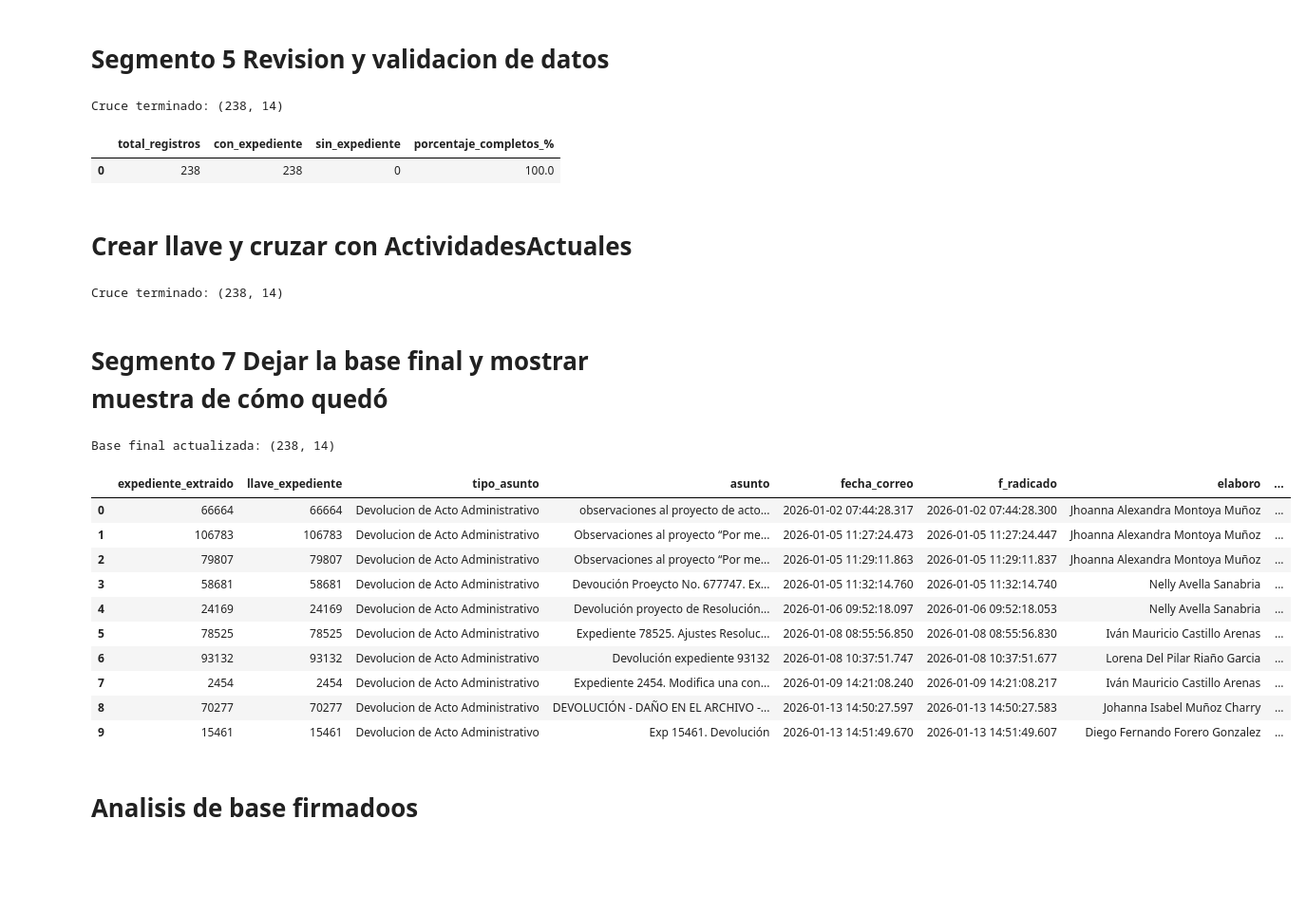
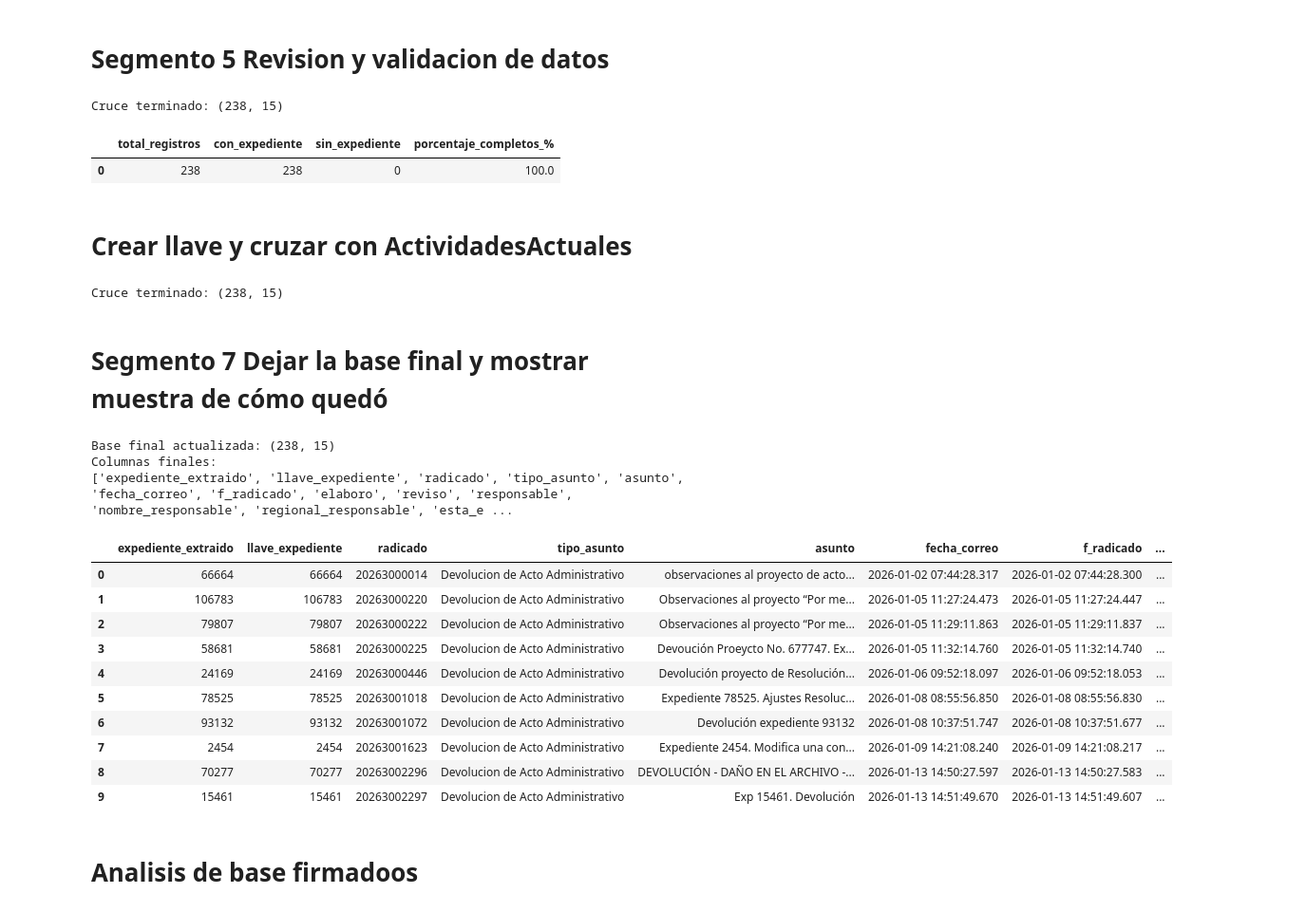
Before and after one commit to juliancho18/seguimiento_metas_wil, a Jupyter notebook: constructor.ipynb, the cells around one changed output. Shown: that part at 95% size. Cells and saved outputs as stored; diff of their text form; code cells hidden in the pictures; blank space fills up the shorter version.

Commit message:
Se realiza ajuste de datos con columna, memorand y aspectos mas

```diff
--- a/constructor.ipynb
+++ b/constructor.ipynb
@@ -297,7 +297,6 @@ def rescatar_expediente_desde_asunto(texto):
     texto = str(texto).strip()
 
     patrones_rescate = [
-        # formas comunes
         r'\bexpediente\b\s*[:#\-\./]?\s*([0-9]{3,})',
         r'\bexped\b\s*[:#\-\./]?\s*([0-9]{3,})',
         r'\bexped\.\s*([0-9]{3,})',
@@ -307,15 +306,11 @@ def rescatar_expediente_desde_asunto(texto):
         r'\bexp\.\s*([0-9]{3,})',
         r'\bex\b\s*[:#\-\./]?\s*([0-9]{3,})',
         r'\bex\.\s*([0-9]{3,})',
-
-        # cuando el identificador y número vienen más separados
         r'\bexpediente\b.*?([0-9]{3,})',
         r'\bexped\b.*?([0-9]{3,})',
         r'\bexpte\b.*?([0-9]{3,})',
         r'\bexp\b.*?([0-9]{3,})',
         r'\bex\b.*?([0-9]{3,})',
-
-        # captura cualquier número largo si ya no hubo otra opción
         r'([0-9]{4,})'
     ]
 
@@ -333,6 +328,7 @@ def rescatar_expediente_desde_asunto(texto):
 tabla_devoluciones_radicados = rad_devoluciones[
     [
         "expediente_extraido",
+        "radicado",
         "tipo_asunto",
         "asunto",
         "fecha_correo",
@@ -458,7 +454,7 @@ print("Cruce terminado:", base_revision.shape)
 
 display(resumen_expedientes)
 # %% [output]
-Cruce terminado: (238, 14)
+Cruce terminado: (238, 15)
 |  | total_registros | con_expediente | sin_expediente | porcentaje_completos_% |
 | 0 | 238 | 238 | 0 | 100.0 |
 # %% [markdown]
@@ -513,7 +509,7 @@ base_revision = base_revision.drop(columns=["estado_actual"])
 
 print("Cruce terminado:", base_revision.shape)
 # %% [output]
-Cruce terminado: (238, 14)
+Cruce terminado: (238, 15)
 # %% [markdown]
 # Segmento 7 Dejar la base final y mostrar muestra de cómo quedó
 # %%
@@ -521,45 +517,51 @@ Cruce terminado: (238, 14)
 # SEGMENTO 7 - BASE FINAL Y MUESTRA
 # ==========================================
 
 tabla_devoluciones_radicados = base_revision.copy()
 
 # orden sugerido de columnas
 columnas_finales = [
     "expediente_extraido",
     "llave_expediente",
+    "radicado",
     "tipo_asunto",
     "asunto",
     "fecha_correo",
     "f_radicado",
     "elaboro",
     "reviso",
     "responsable",
     "nombre_responsable",
     "regional_responsable",
     "esta_en_actividadesactuales",
     "estado_actividades",
     "Estado_Agustin"
 ]
 
 # dejar solo columnas existentes en ese orden
 columnas_finales = [c for c in columnas_finales if c in tabla_devoluciones_radicados.columns]
 tabla_devoluciones_radicados = tabla_devoluciones_radicados[columnas_finales].copy()
 
 print("Base final actualizada:", tabla_devoluciones_radicados.shape)
+print("Columnas finales:")
+print(tabla_devoluciones_radicados.columns.tolist())
+
 display(tabla_devoluciones_radicados.head(10))
 # %% [output]
-Base final actualizada: (238, 14)
+Base final actualizada: (238, 15)
+Columnas finales:
+['expediente_extraido', 'llave_expediente', 'radicado', 'tipo_asunto', 'asunto', 'fecha_correo', 'f_radicado', 'elaboro', 'reviso', 'responsable', 'nombre_responsable', 'regional_responsable', 'esta_e ...
-|  | expediente_extraido | llave_expediente | tipo_asunto | asunto | fecha_correo | f_radicado | elaboro | ... |
-| 0 | 66664 | 66664 | Devolucion de Acto Administrativo | observaciones al proyecto de acto... | 2026-01-02 07:44:28.317 | 2026-01-02 07:44:28.300 | Jhoanna Alexandra Montoya Muñoz | ... |
-| 1 | 106783 | 106783 | Devolucion de Acto Administrativo | Observaciones al proyecto “Por me... | 2026-01-05 11:27:24.473 | 2026-01-05 11:27:24.447 | Jhoanna Alexandra Montoya Muñoz | ... |
-| 2 | 79807 | 79807 | Devolucion de Acto Administrativo | Observaciones al proyecto “Por me... | 2026-01-05 11:29:11.863 | 2026-01-05 11:29:11.837 | Jhoanna Alexandra Montoya Muñoz | ... |
-| 3 | 58681 | 58681 | Devolucion de Acto Administrativo | Devoución Proeycto No. 677747. Ex... | 2026-01-05 11:32:14.760 | 2026-01-05 11:32:14.740 | Nelly Avella Sanabria | ... |
-| 4 | 24169 | 24169 | Devolucion de Acto Administrativo | Devolución proyecto de Resolución... | 2026-01-06 09:52:18.097 | 2026-01-06 09:52:18.053 | Nelly Avella Sanabria | ... |
-| 5 | 78525 | 78525 | Devolucion de Acto Administrativo | Expediente 78525. Ajustes Resoluc... | 2026-01-08 08:55:56.850 | 2026-01-08 08:55:56.830 | Iván Mauricio Castillo Arenas | ... |
-| 6 | 93132 | 93132 | Devolucion de Acto Administrativo | Devolución expediente 93132 | 2026-01-08 10:37:51.747 | 2026-01-08 10:37:51.677 | Lorena Del Pilar Riaño Garcia | ... |
-| 7 | 2454 | 2454 | Devolucion de Acto Administrativo | Expediente 2454. Modifica una con... | 2026-01-09 14:21:08.240 | 2026-01-09 14:21:08.217 | Iván Mauricio Castillo Arenas | ... |
-| 8 | 70277 | 70277 | Devolucion de Acto Administrativo | DEVOLUCIÓN - DAÑO EN EL ARCHIVO -... | 2026-01-13 14:50:27.597 | 2026-01-13 14:50:27.583 | Johanna Isabel Muñoz Charry | ... |
-| 9 | 15461 | 15461 | Devolucion de Acto Administrativo | Exp 15461. Devolución | 2026-01-13 14:51:49.670 | 2026-01-13 14:51:49.607 | Diego Fernando Forero Gonzalez | ... |
+|  | expediente_extraido | llave_expediente | radicado | tipo_asunto | asunto | fecha_correo | f_radicado | ... |
+| 0 | 66664 | 66664 | 20263000014 | Devolucion de Acto Administrativo | observaciones al proyecto de acto... | 2026-01-02 07:44:28.317 | 2026-01-02 07:44:28.300 | ... |
+| 1 | 106783 | 106783 | 20263000220 | Devolucion de Acto Administrativo | Observaciones al proyecto “Por me... | 2026-01-05 11:27:24.473 | 2026-01-05 11:27:24.447 | ... |
+| 2 | 79807 | 79807 | 20263000222 | Devolucion de Acto Administrativo | Observaciones al proyecto “Por me... | 2026-01-05 11:29:11.863 | 2026-01-05 11:29:11.837 | ... |
+| 3 | 58681 | 58681 | 20263000225 | Devolucion de Acto Administrativo | Devoución Proeycto No. 677747. Ex... | 2026-01-05 11:32:14.760 | 2026-01-05 11:32:14.740 | ... |
+| 4 | 24169 | 24169 | 20263000446 | Devolucion de Acto Administrativo | Devolución proyecto de Resolución... | 2026-01-06 09:52:18.097 | 2026-01-06 09:52:18.053 | ... |
+| 5 | 78525 | 78525 | 20263001018 | Devolucion de Acto Administrativo | Expediente 78525. Ajustes Resoluc... | 2026-01-08 08:55:56.850 | 2026-01-08 08:55:56.830 | ... |
+| 6 | 93132 | 93132 | 20263001072 | Devolucion de Acto Administrativo | Devolución expediente 93132 | 2026-01-08 10:37:51.747 | 2026-01-08 10:37:51.677 | ... |
+| 7 | 2454 | 2454 | 20263001623 | Devolucion de Acto Administrativo | Expediente 2454. Modifica una con... | 2026-01-09 14:21:08.240 | 2026-01-09 14:21:08.217 | ... |
+| 8 | 70277 | 70277 | 20263002296 | Devolucion de Acto Administrativo | DEVOLUCIÓN - DAÑO EN EL ARCHIVO -... | 2026-01-13 14:50:27.597 | 2026-01-13 14:50:27.583 | ... |
+| 9 | 15461 | 15461 | 20263002297 | Devolucion de Acto Administrativo | Exp 15461. Devolución | 2026-01-13 14:51:49.670 | 2026-01-13 14:51:49.607 | ... |
 # %% [markdown]
 # Analisis de base firmadoos
 # %% [markdown]
```
Also changed, not shown: parts of 5 cells of this notebook, 1 other file.
